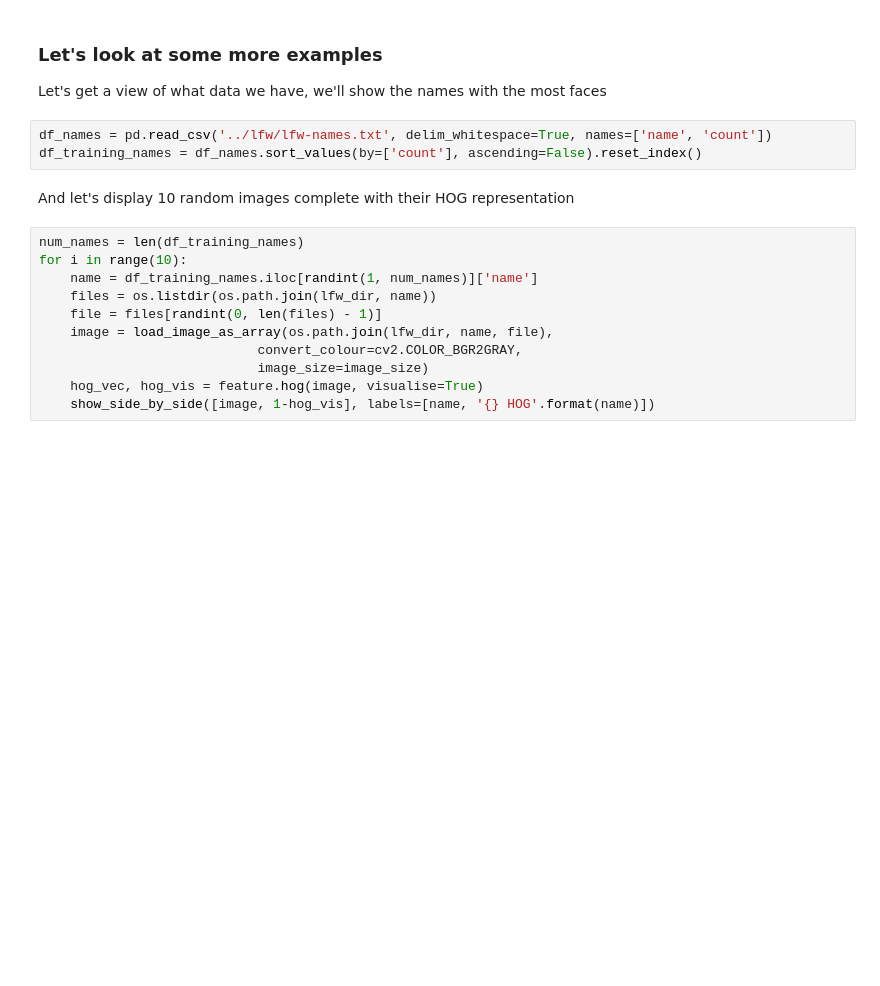
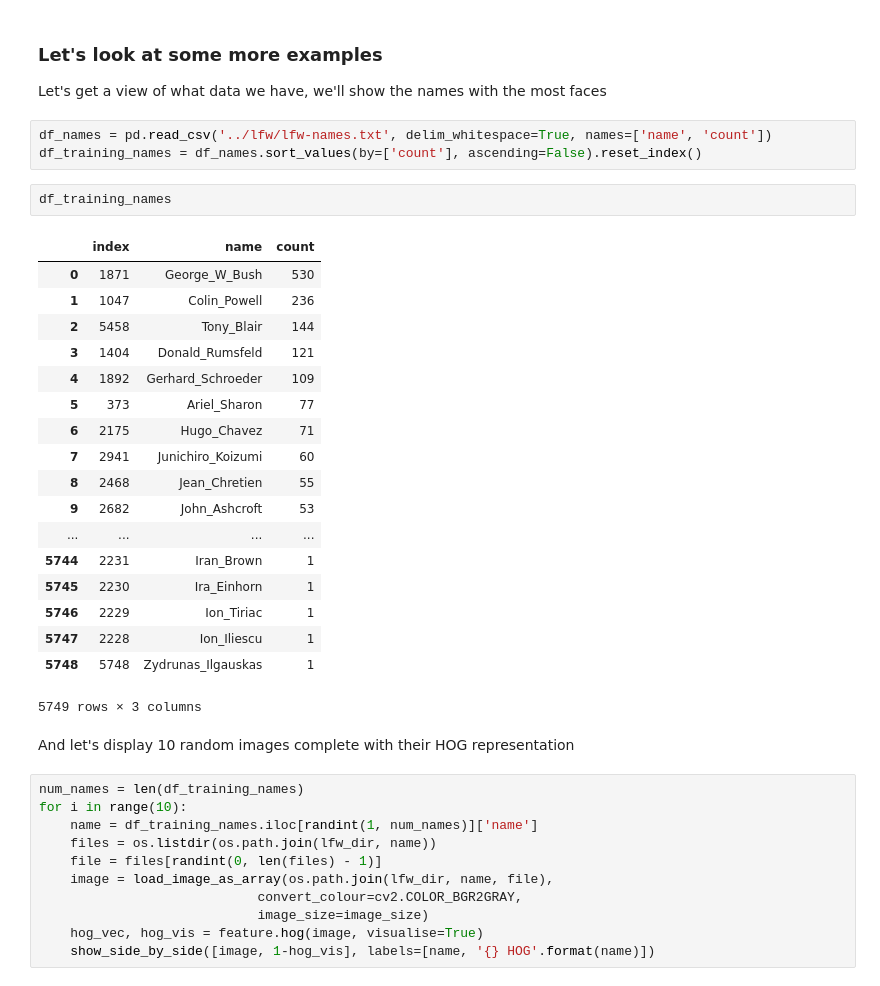
Before and after one commit to markstrefford/1.-Learning-Python-AI-by-Example, a Jupyter notebook: 2. Recognising Faces/Source/notebooks/hog-visualisation.ipynb, the cells around one changed output. Saved outputs shown, nothing was run; the diff lists cells and outputs as text; blank space fills up the shorter version.

```diff
--- a/2. Recognising Faces/Source/notebooks/hog-visualisation.ipynb
+++ b/2. Recognising Faces/Source/notebooks/hog-visualisation.ipynb
@@ -50,6 +50,27 @@ Let's get a view of what data we have, we'll show the names with the most faces
 # %%
 df_names = pd.read_csv('../lfw/lfw-names.txt', delim_whitespace=True, names=['name', 'count'])
 df_training_names = df_names.sort_values(by=['count'], ascending=False).reset_index()
+# %%
+df_training_names
+# %% [output]
+|  | index | name | count |
+| 0 | 1871 | George_W_Bush | 530 |
+| 1 | 1047 | Colin_Powell | 236 |
+| 2 | 5458 | Tony_Blair | 144 |
+| 3 | 1404 | Donald_Rumsfeld | 121 |
+| 4 | 1892 | Gerhard_Schroeder | 109 |
+| 5 | 373 | Ariel_Sharon | 77 |
+| 6 | 2175 | Hugo_Chavez | 71 |
+| 7 | 2941 | Junichiro_Koizumi | 60 |
+| 8 | 2468 | Jean_Chretien | 55 |
+| 9 | 2682 | John_Ashcroft | 53 |
+| ... | ... | ... | ... |
+| 5744 | 2231 | Iran_Brown | 1 |
+| 5745 | 2230 | Ira_Einhorn | 1 |
+| 5746 | 2229 | Ion_Tiriac | 1 |
+| 5747 | 2228 | Ion_Iliescu | 1 |
+| 5748 | 5748 | Zydrunas_Ilgauskas | 1 |
+5749 rows × 3 columns
 # %% [markdown]
 And let's display 10 random images complete with their HOG representation
 # %%
```
Also changed, not shown: 1 other file.
